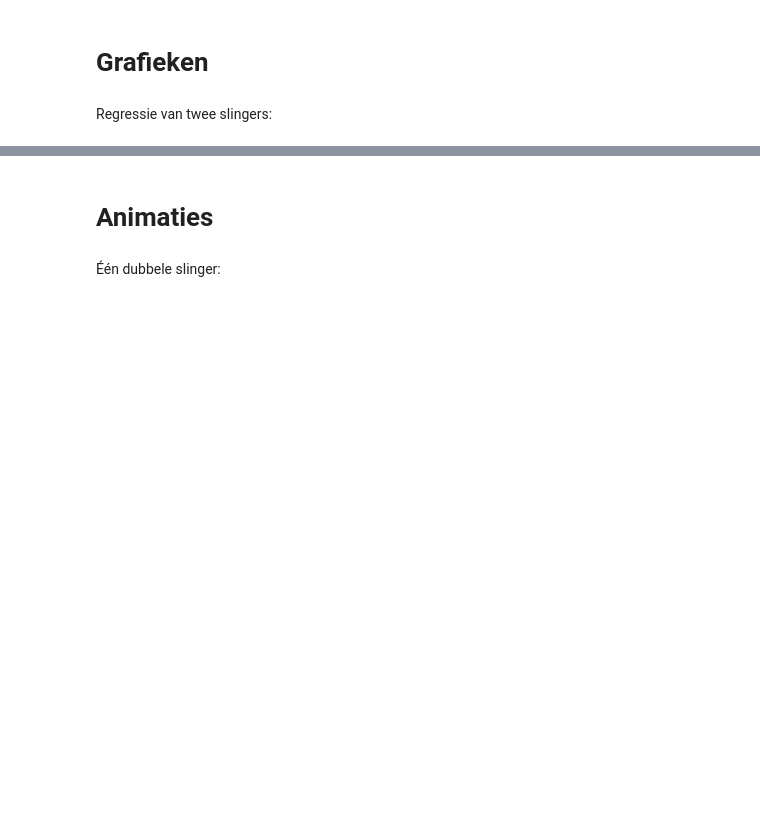
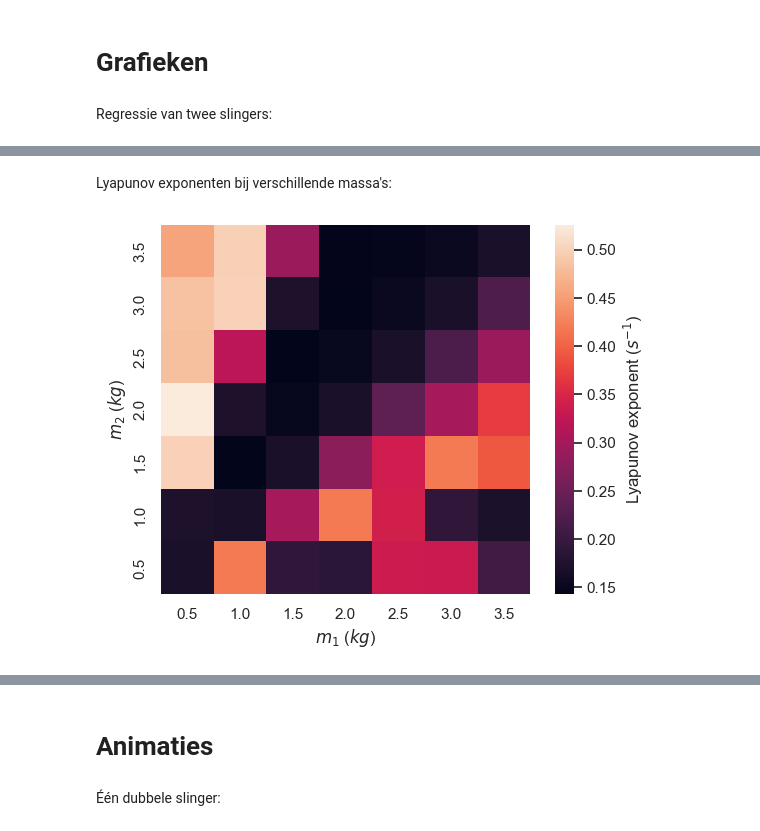
Before and after one commit to KevinLeenaerts/PWS-Programs, a Jupyter notebook: DoublePendulum.ipynb, the cells around one changed output, grey strips where cells are left out. Saved outputs shown, nothing was run; the diff lists cells and outputs as text; code cells hidden in the pictures; blank space fills up the shorter version.

```diff
--- a/DoublePendulum.ipynb
+++ b/DoublePendulum.ipynb
@@ -170,0 +295,18 @@ plt.savefig(save_name)
+# %% [markdown]
+Lyapunov exponenten bij verschillende massa's:
+# %%
+save_name = "output/regression_masses.png"
+
+result_dataframe = pd.read_pickle("data/lyapunov_masses.pkl")
+
+# Maak lijnen voor grafiek aan
+fig, ax = plt.subplots(1)
+ax.set_aspect('equal','box')
+
+heat_map = sns.heatmap(data=result_dataframe, cbar_kws={'label': r'Lyapunov exponent ($s^{-1}$)'})
+heat_map.invert_yaxis()
+heat_map.set(xlabel=r"$m_1$ ($kg$)", ylabel=r"$m_2$ ($kg$)")
+
+plt.savefig(save_name)
+# %% [output]
+[figure, added]
```
Also changed, not shown: parts of 15 cells of this notebook, 15 other files.
